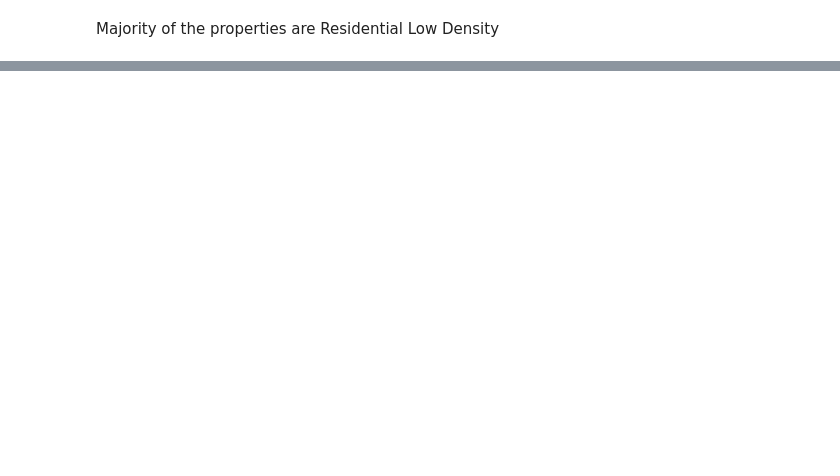
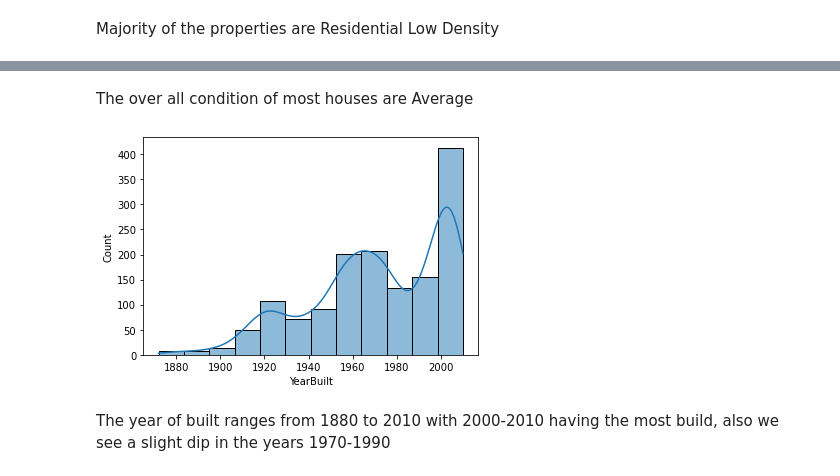
Before and after one commit to kushlulla/HousePrice, a Jupyter notebook: HousePrice_Kush.ipynb, the cells around one changed output, grey strips where cells are left out. Cells and saved outputs as stored; diff of their text form; code cells hidden in the pictures; blank space fills up the shorter version.

```diff
--- a/HousePrice_Kush.ipynb
+++ b/HousePrice_Kush.ipynb
@@ -157,0 +180,8 @@ Majority of the properties are Residential Low Density
+# %% [markdown]
+The over all condition of most houses are Average
+# %%
+hist_show(housing_df.YearBuilt,12)
+# %% [output]
+[figure, added]
+# %% [markdown]
+The year of built ranges from 1880 to 2010 with 2000-2010 having the most build, also we see a slight dip in the years 1970-1990
```
Also changed, not shown: parts of 64 cells of this notebook, 1 other file.
